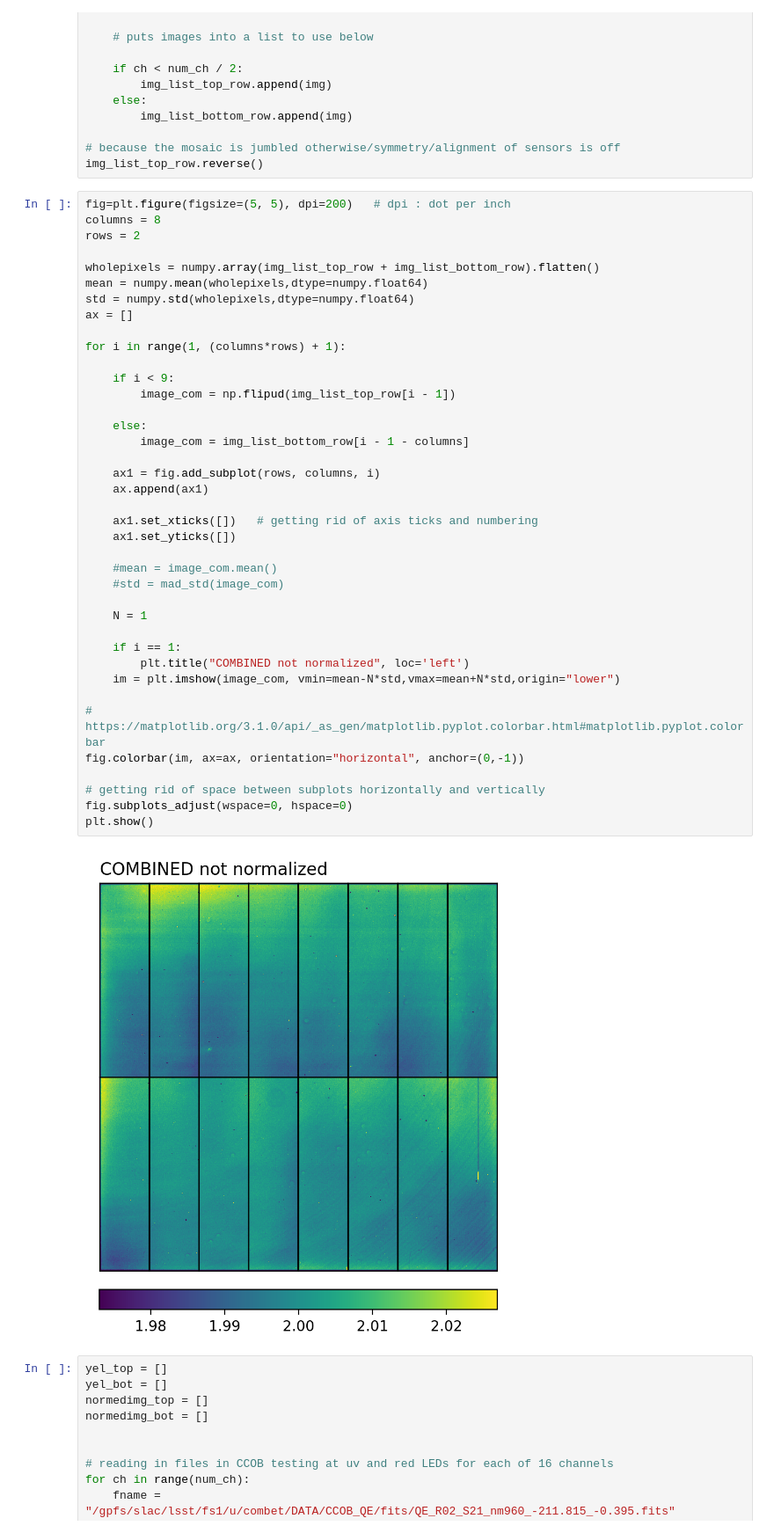
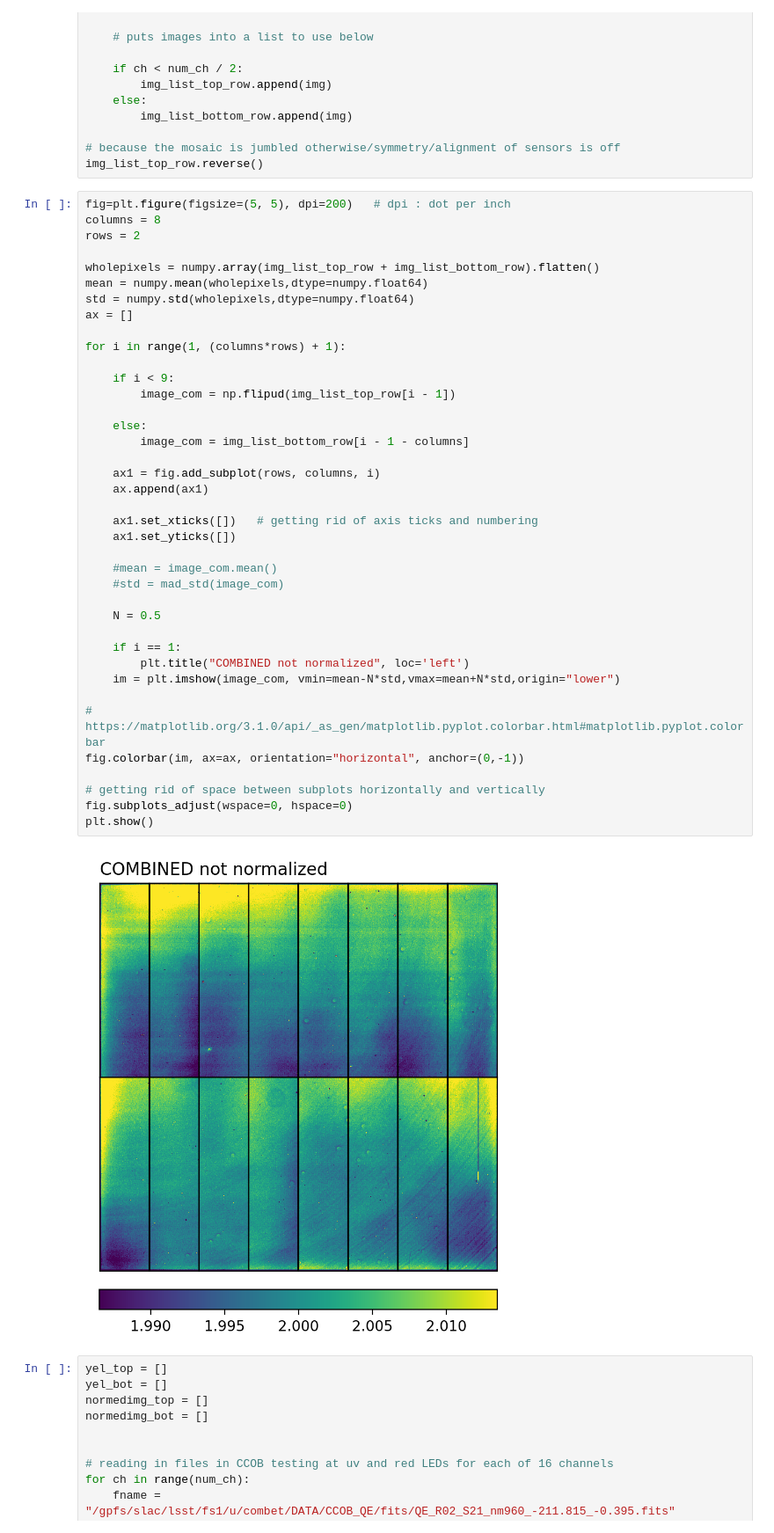
Before and after one commit to youtsumi/summer_research_2020, a Jupyter notebook: YELLOW_full_sensor_flat.ipynb, the cells around one changed output. Shown at 88% size. Cells and saved outputs as stored; diff of their text form.

```diff
--- a/YELLOW_full_sensor_flat.ipynb
+++ b/YELLOW_full_sensor_flat.ipynb
@@ -149,35 +149,35 @@ ax = []
 
 for i in range(1, (columns*rows) + 1):
 
     if i < 9:
         image_com = np.flipud(img_list_top_row[i - 1])
 
     else:
         image_com = img_list_bottom_row[i - 1 - columns]
 
     ax1 = fig.add_subplot(rows, columns, i)
     ax.append(ax1)
 
     ax1.set_xticks([])   # getting rid of axis ticks and numbering
     ax1.set_yticks([])
 
     #mean = image_com.mean()
     #std = mad_std(image_com)
 
-    N = 1
+    N = 0.5
 
     if i == 1:
         plt.title("COMBINED not normalized", loc='left')
     im = plt.imshow(image_com, vmin=mean-N*std,vmax=mean+N*std,origin="lower")
 
 # https://matplotlib.org/3.1.0/api/_as_gen/matplotlib.pyplot.colorbar.html#matplotlib.pyplot.colorbar
 fig.colorbar(im, ax=ax, orientation="horizontal", anchor=(0,-1))
 
 # getting rid of space between subplots horizontally and vertically
 fig.subplots_adjust(wspace=0, hspace=0)
 plt.show()
 # %% [output]
-[figure, old version]
+[figure, new version]
 # %%
 yel_top = []
 yel_bot = []
```
Also changed, not shown: parts of 1 cell of this notebook.
